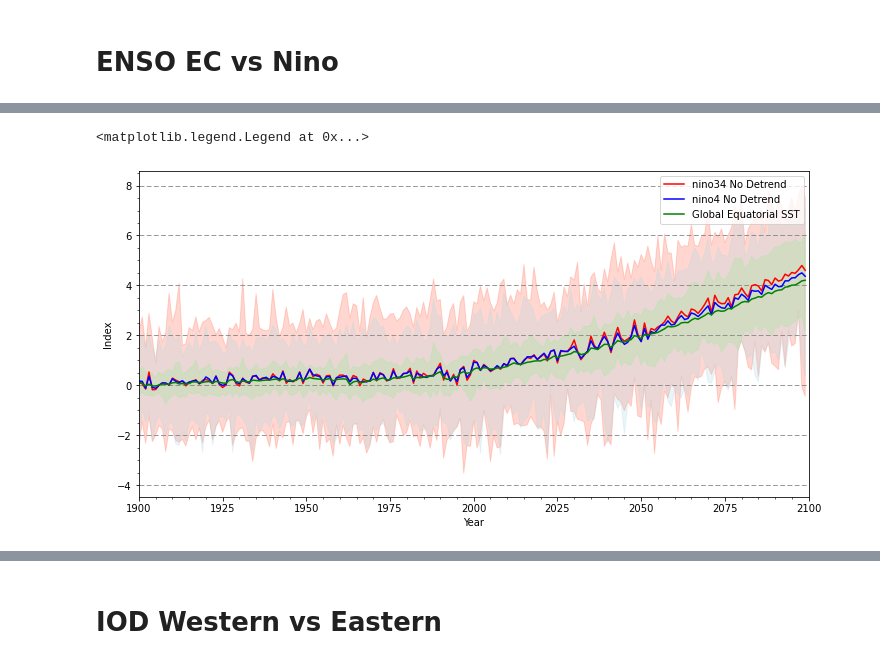
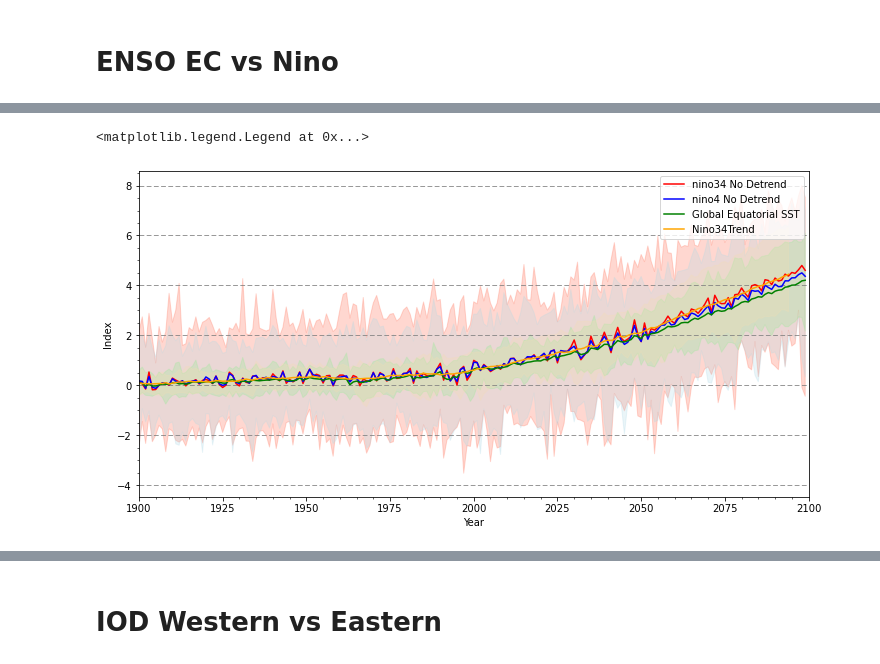
Before and after one commit to anton-seaice/compound, a Jupyter notebook: cmipIndeces.ipynb, the cells around one changed output, grey strips where cells are left out. Saved outputs shown, nothing was run; the diff lists cells and outputs as text; code cells hidden in the pictures.

```diff
--- a/cmipIndeces.ipynb
+++ b/cmipIndeces.ipynb
@@ -184,15 +184,18 @@ Data variables:
 # %%
 overlaidEmergePlot(
     # data of interest is the dmi and inverted eastern IO
-        results[['nino34NoDetrend','nino4NoDetrend','backgroundSstNoDetrend']]
+    xarray.merge([
+        results[['nino34NoDetrend','nino4NoDetrend','backgroundSstNoDetrend']],
+        results['nino34NoDetrend'].rolling(year=11,center=True).mean('year').rename('nino34Trend')
+    ])
 )
 
 plt.ylabel('Index')
 #plt.ylim([-2,2])
 plt.xlim([1900,2100])
 plt.grid(axis='y', color='grey', dashes=[6,3])
-plt.legend(['nino34 No Detrend', 'nino4 No Detrend', 'Global Equatorial SST'])
+plt.legend(['nino34 No Detrend', 'nino4 No Detrend', 'Global Equatorial SST', 'Nino34Trend'])
 #plt.savefig('results/dmiVsEastIO.png')
 # %% [output]
 <matplotlib.legend.Legend at 0x...>
-[figure, old version]
+[figure, new version]
```
Also changed, not shown: parts of 16 cells of this notebook, 8 other files.
